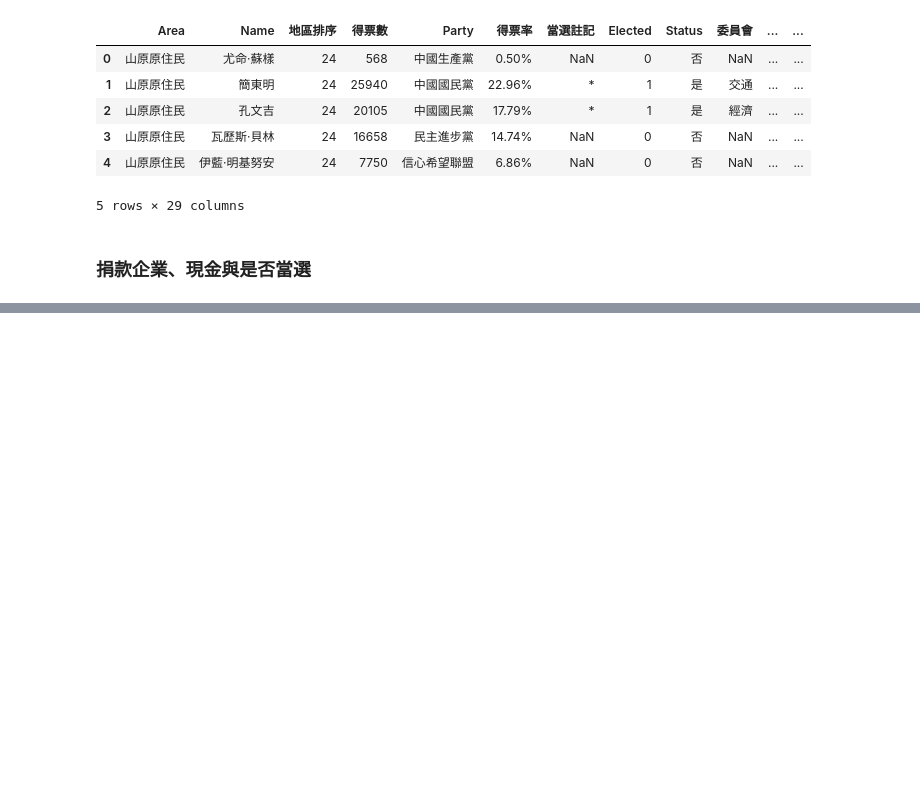
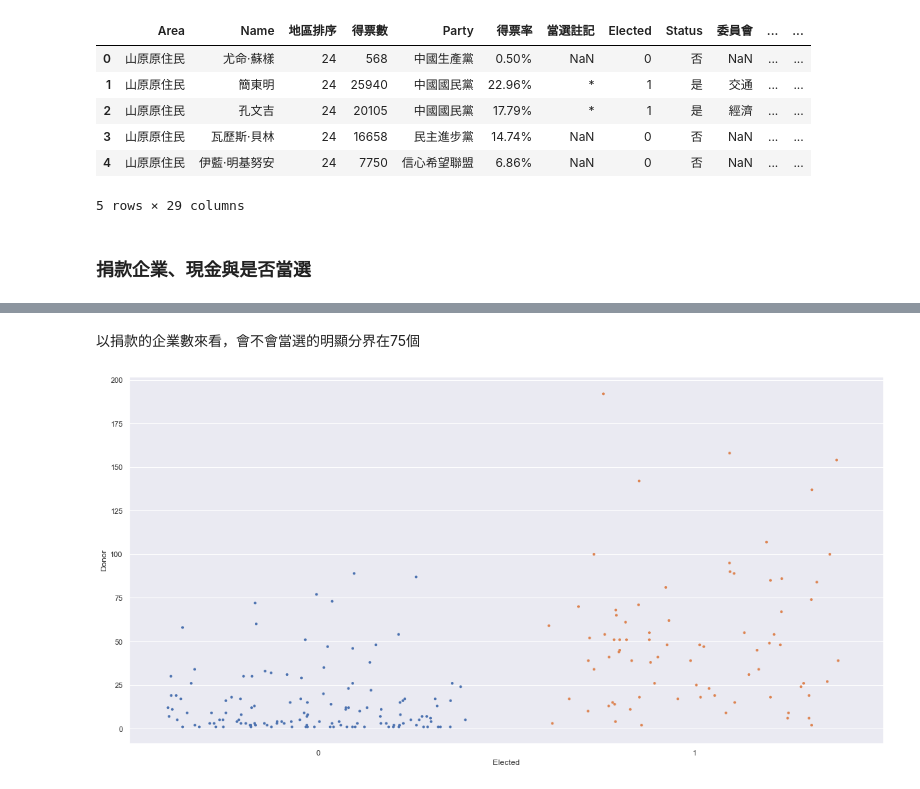
Before and after one commit to 07571026/Political-Contribution, a Jupyter notebook: 政治獻金-簡易資料.ipynb, the cells around one changed output, grey strips where cells are left out. Cells and saved outputs as stored; diff of their text form; code cells hidden in the pictures; blank space fills up the shorter version.

```diff
--- a/政治獻金-簡易資料.ipynb
+++ b/政治獻金-簡易資料.ipynb
@@ -51,0 +67,8 @@ df[["Name","Donor","Amount","Elected"]].groupby("Name").agg(
+# %% [markdown]
+以捐款的企業數來看，會不會當選的明顯分界在75個
+# %%
+plt.figure(figsize=(20,10))
+sns.stripplot(data=data, x="Elected" , y="Donor",jitter= .4, size = 4)
+plt.show()
+# %% [output]
+[figure, added]
```
Also changed, not shown: parts of 7 cells of this notebook.
